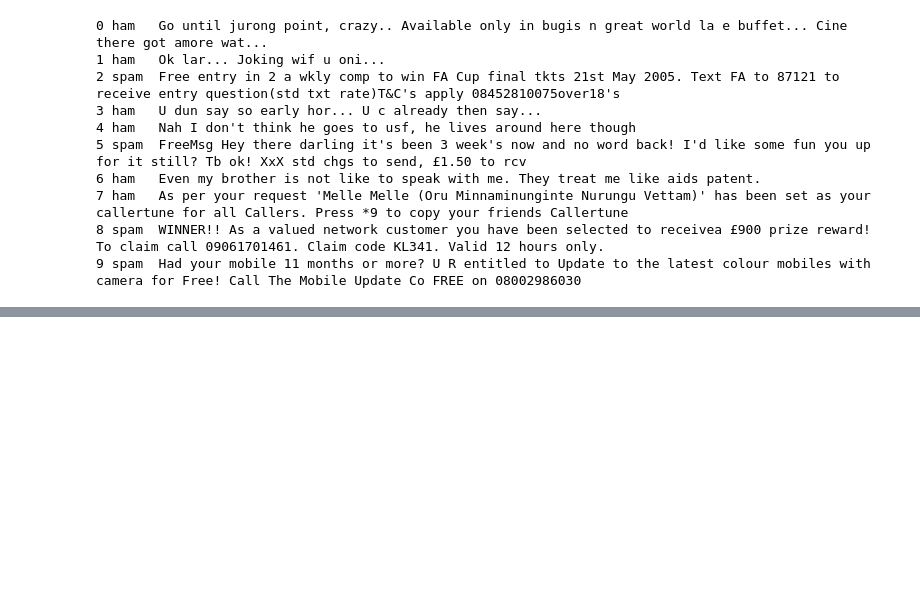
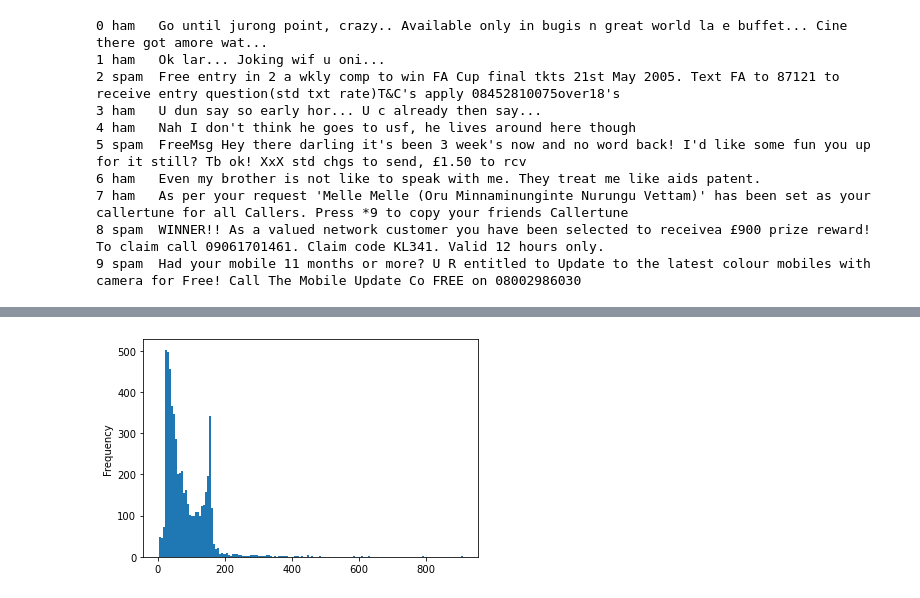
Before and after one commit to HunterKane/Python---Skill-Understanding-Projects, a Jupyter notebook: NLP/Natural Language Processing.ipynb, the cells around one changed output, grey strips where cells are left out. Drawn from its saved outputs; the diff is of its cells as text; code cells hidden in the pictures; blank space fills up the shorter version.

```diff
--- a/NLP/Natural Language Processing.ipynb
+++ b/NLP/Natural Language Processing.ipynb
@@ -43,0 +42,3 @@ for mess_no, messages in enumerate(messages[:10]):
+# %%
+messages = pd.read_csv('smsspamcollection/SMSSpamCollection', sep='\t',
+                      names=['labels','message'])
@@ -43,0 +84,6 @@ for mess_no, messages in enumerate(messages[:10]):
+# %%
+messages['length'] = messages['message'].apply(len)
+# %%
+messages['length'].plot.hist(bins=150);
+# %% [output]
+[figure, added]
```
Also changed, not shown: parts of 116 cells of this notebook.
